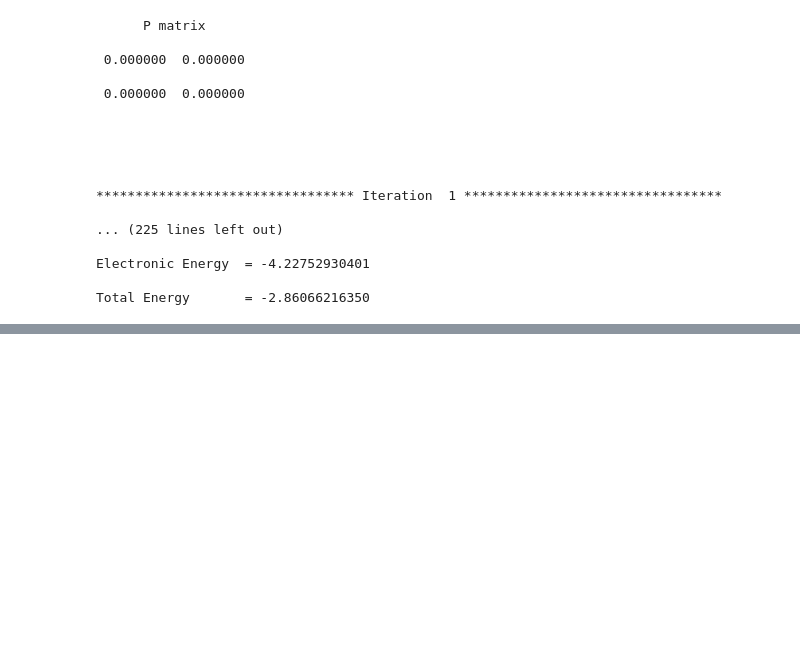
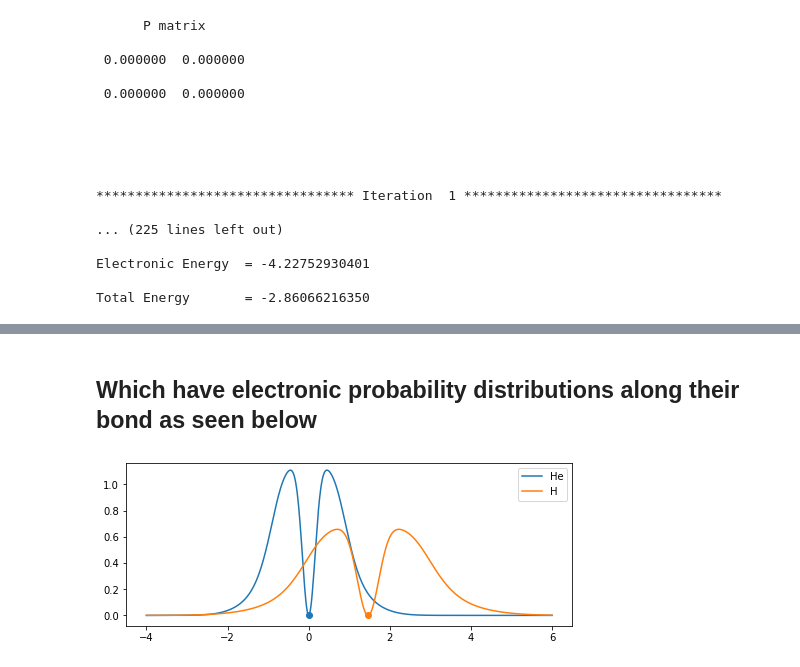
Before and after one commit to stewa668/PHY480, a Jupyter notebook: Final_Project/2atomHFsolver.ipynb, the cells around one changed output, grey strips where cells are left out. Saved outputs shown, nothing was run; the diff lists cells and outputs as text; code cells hidden in the pictures; blank space fills up the shorter version.

```diff
--- a/Final_Project/2atomHFsolver.ipynb
+++ b/Final_Project/2atomHFsolver.ipynb
@@ -826,0 +858,11 @@ Total Energy       = -2.86066216350
+# %% [markdown]
+## Which have electronic probability distributions along their bond as seen below
+# %%
+plt.figure(figsize=(8,3))
+plt.plot(r, AO1*AO1*4*pi*r**2, label="He")
+plt.plot(r, AO2*AO2*4*pi*(r-R)**2, label="H")
+plt.scatter(0,0)
+plt.scatter(R,0)
+plt.legend();
+# %% [output]
+[figure, added]
```
Also changed, not shown: parts of 14 cells of this notebook.
